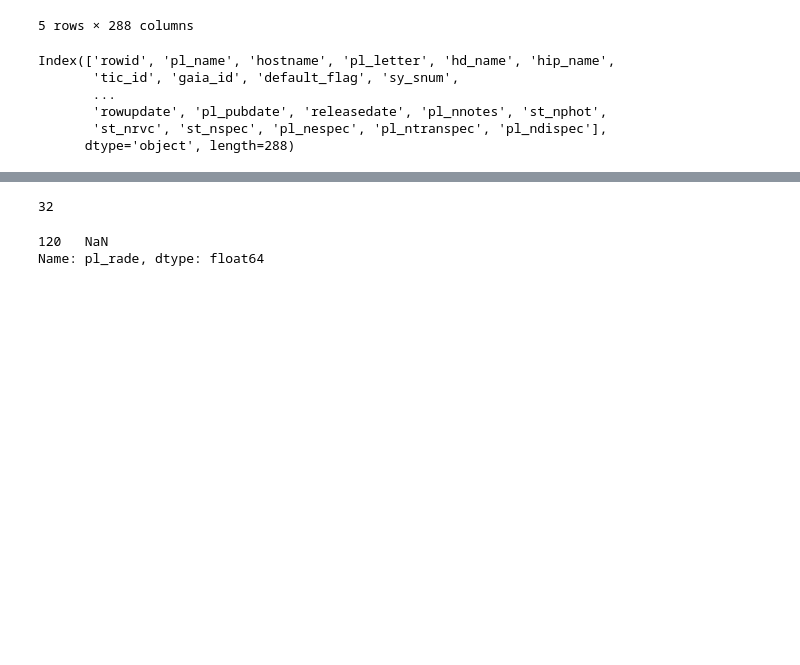
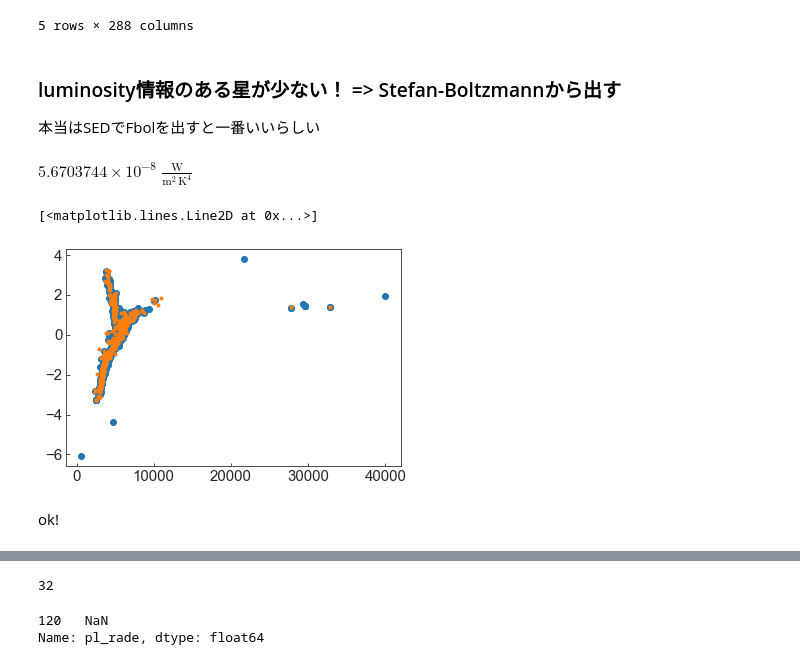
Before and after one commit to Mayuko-Mori/Plot_exoplanets, a Jupyter notebook: statistical_plots.ipynb, the cells around one changed output, grey strips where cells are left out. Cells and saved outputs as stored; diff of their text form; code cells hidden in the pictures; blank space fills up the shorter version.

```diff
--- a/statistical_plots.ipynb
+++ b/statistical_plots.ipynb
@@ -38,12 +34,11 @@ df_all.head()
 | 3 | 15 | 14 Her b | 14 Her | b | HD 145675 | HIP 79248 | TIC 219483057 | Gaia DR2 1385293808145621504 | 1 | 1 | ... |
 | 4 | 18 | 16 Cyg B b | 16 Cyg B | b | HD 186427 | HIP 96901 | TIC 27533327 | Gaia DR2 2135550755683407232 | 1 | 3 | ... |
 5 rows × 288 columns
-# %%
-df_all.columns
-# %% [output]
-Index(['rowid', 'pl_name', 'hostname', 'pl_letter', 'hd_name', 'hip_name',
-       'tic_id', 'gaia_id', 'default_flag', 'sy_snum',
-       ...
-       'rowupdate', 'pl_pubdate', 'releasedate', 'pl_nnotes', 'st_nphot',
-       'st_nrvc', 'st_nspec', 'pl_nespec', 'pl_ntranspec', 'pl_ndispec'],
-      dtype='object', length=288)
+# %% [markdown]
+### luminosity情報のある星が少ない！ => Stefan-Boltzmannから出す
+本当はSEDでFbolを出すと一番いいらしい
+# %%
+from astropy import constants as ascon
+ascon.sigma_sb
+# %% [output]
+$5.6703744 \times 10^{-8} \; \mathrm{\frac{W}{m^{2}\,K^{4}}}$
@@ -49,0 +51,8 @@ Index(['rowid', 'pl_name', 'hostname', 'pl_letter', 'hd_name', 'hip_name',
+# %%
+pl.plot(df_all['st_teff'], df_all['st_lum_calc'], 'o')
+pl.plot(df_all['st_teff'], df_all['st_lum'], '.')
+# %% [output]
+[<matplotlib.lines.Line2D at 0x...>]
+[figure, added]
+# %% [markdown]
+ok!
```
Also changed, not shown: parts of 24 cells of this notebook, 4 other files.
